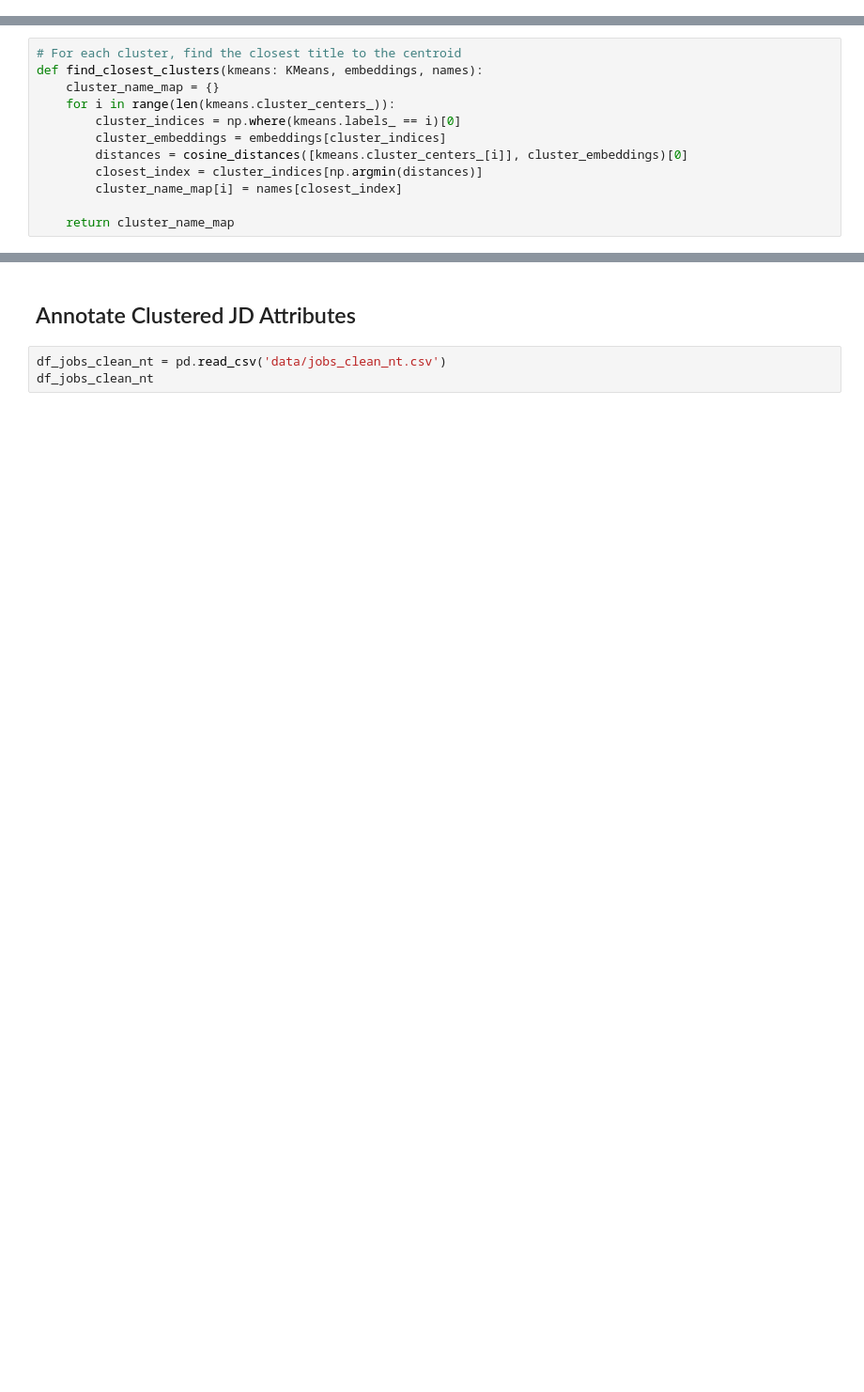
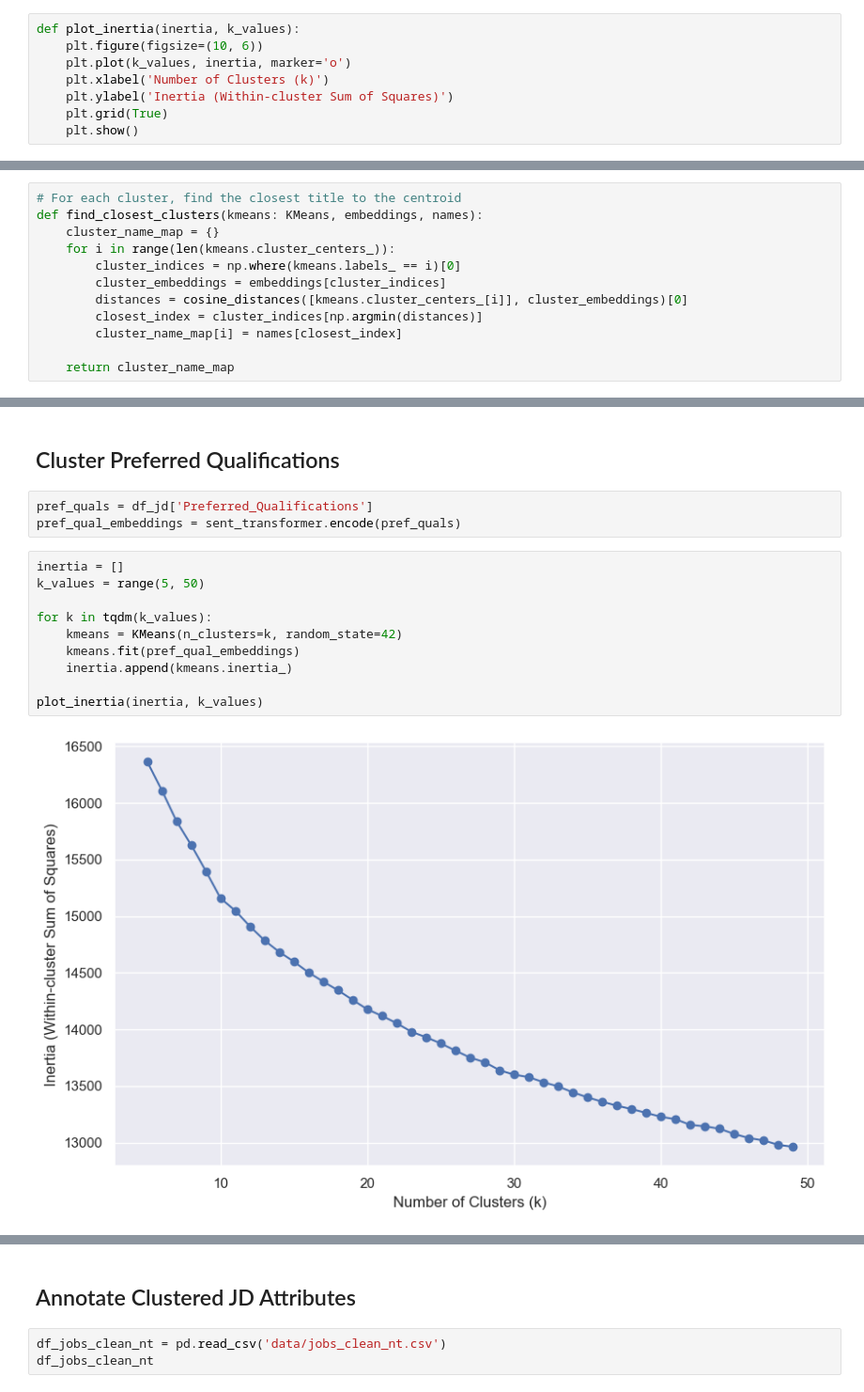
Before and after one commit to nginyc/job_posting_salary_prediction, a Jupyter notebook: cluster_jd_attributes.ipynb, the cells around one changed output, grey strips where cells are left out. Shown: that part at 94% size. Drawn from its saved outputs; the diff is of its cells as text; blank space fills up the shorter version.

```diff
--- a/cluster_jd_attributes.ipynb
+++ b/cluster_jd_attributes.ipynb
@@ -39,6 +39,14 @@ sent_transformer = salary.SentenceBertEncoder()
 # %%
 edu_reqs = df_jd['Educational_Requirements']
 edu_req_embeddings = sent_transformer.encode(edu_reqs)
+# %%
+def plot_inertia(inertia, k_values):
+    plt.figure(figsize=(10, 6))
+    plt.plot(k_values, inertia, marker='o')
+    plt.xlabel('Number of Clusters (k)')
+    plt.ylabel('Inertia (Within-cluster Sum of Squares)')
+    plt.grid(True)
+    plt.show()
 # %%
 inertia = []
 k_values = range(5, 50)
@@ -92,3 +96,20 @@ cluster_name_map
  10: 'High school diploma/GED/equivalent preferred',
  11: 'Bachelor’s degree in Business Administration, Marketing, Communications, or related field',
  12: "Bachelor's degree in nursing, Registered Nurse licensure"}
+# %% [markdown]
+## Cluster Preferred Qualifications
+# %%
+pref_quals = df_jd['Preferred_Qualifications']
+pref_qual_embeddings = sent_transformer.encode(pref_quals)
+# %%
+inertia = []
+k_values = range(5, 50)
+
+for k in tqdm(k_values):
+    kmeans = KMeans(n_clusters=k, random_state=42)
+    kmeans.fit(pref_qual_embeddings)
+    inertia.append(kmeans.inertia_)
+
+plot_inertia(inertia, k_values)
+# %% [output]
+[figure, added]
```
Also changed, not shown: parts of 8 cells of this notebook, 2 other files.
